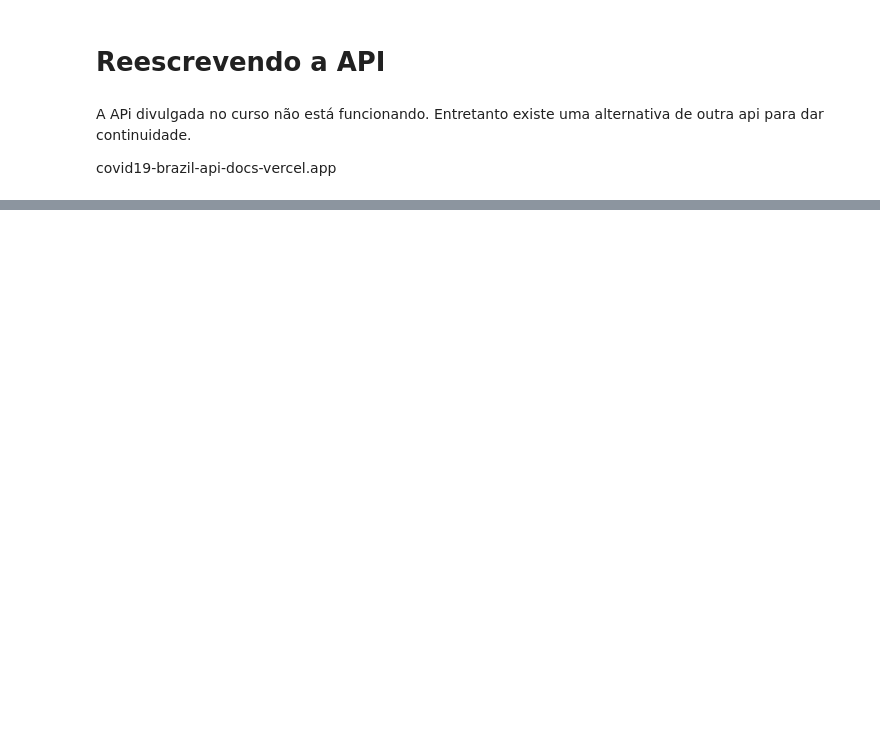
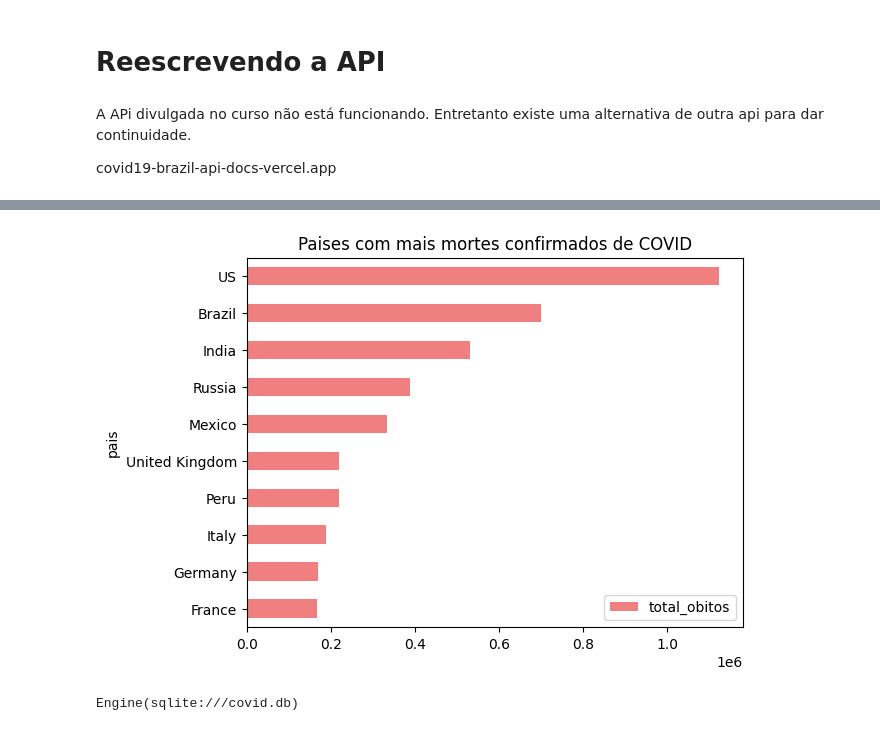
Before and after one commit to francfelipe/python-fundamentos, a Jupyter notebook: plumbers/case-covid.ipynb, the cells around one changed output, grey strips where cells are left out. Cells and saved outputs as stored; diff of their text form; code cells hidden in the pictures; blank space fills up the shorter version.

```diff
--- a/plumbers/case-covid.ipynb
+++ b/plumbers/case-covid.ipynb
@@ -309,0 +160,4 @@ df.to_csv('cleaned_covid.csv', index=False)
+# %%
+top_obitos = df[['pais', 'total_obitos']]\
+    .sort_values('total_obitos', ascending=False)[:10]
+top_obitos
@@ -309,0 +176,10 @@ df.to_csv('cleaned_covid.csv', index=False)
+# %%
+top_obitos[::-1].plot(
+    kind='barh',
+    x = 'pais',
+    y = 'total_obitos',
+    title = 'Paises com mais mortes confirmados de COVID',
+    color = 'lightcoral'
+);
+# %% [output]
+[figure, added]
@@ -309,0 +193,5 @@ df.to_csv('cleaned_covid.csv', index=False)
+# %%
+engine = create_engine('sqlite:///covid.db')
+engine
+# %% [output]
+Engine(sqlite:///covid.db)
```
Also changed, not shown: parts of 42 cells of this notebook.
